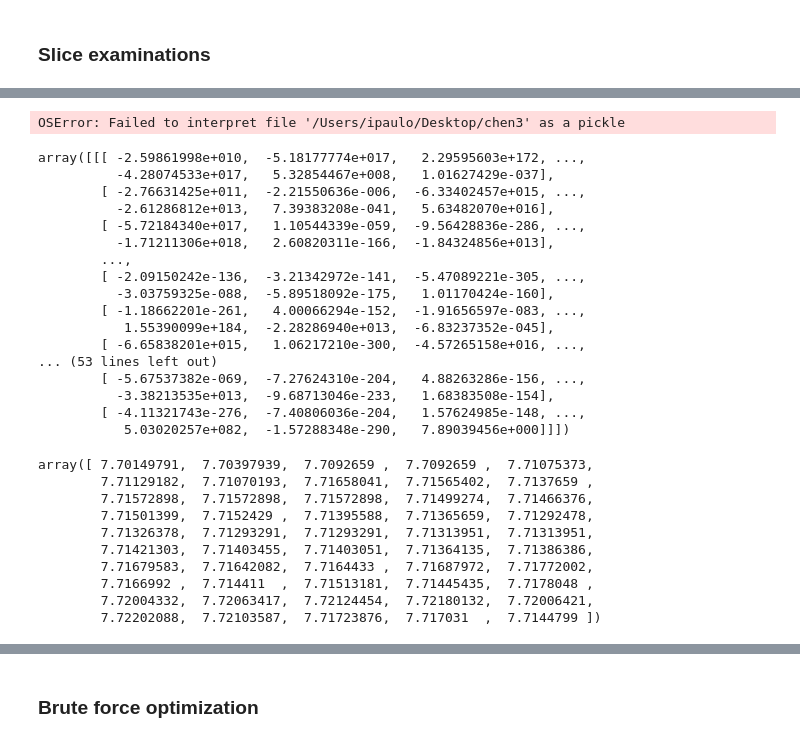
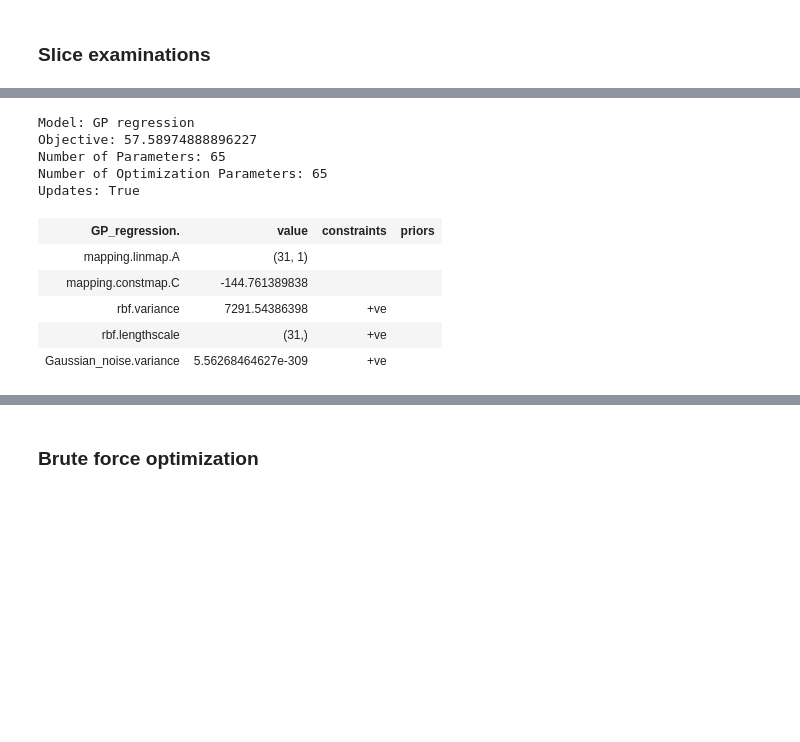
Before and after one commit to bestxolodec/DTR, a Jupyter notebook: py-notebooks/Copy-gpy.ipynb, the cells around one changed output, grey strips where cells are left out. Saved outputs shown, nothing was run; the diff lists cells and outputs as text; code cells hidden in the pictures; blank space fills up the shorter version.

```diff
--- a/py-notebooks/Copy-gpy.ipynb
+++ b/py-notebooks/Copy-gpy.ipynb
@@ -87,3 +87,20 @@ Optimization restart 7/10, f = -125.02657034419144
 Optimization restart 8/10, f = -125.0265703195654
 Optimization restart 9/10, f = -125.02657035042378
 Optimization restart 10/10, f = -125.02657035430646
+# %%
+get_data = ro.globalenv['Scenario1Enriched']
+n_cov, n_train_samples, n_test = 30, [50], 1000  # data gen
+s_factors_percs = np.arange(.5,1, .01)
+s_factors = sp.stats.norm.ppf(s_factors_percs) # 50 factors evenly splitted
+n_repeats = 50
+granularity = 50
+data = np.zeros((len(n_train_samples), s_factors.size, n_repeats))
+for i, n_train in enumerate(n_train_samples):
+    print(n_train, end=" ")
+    start = timer()
+    for k in range(n_repeats):
+        ko_train = get_data(n_train, n_cov, 777+k)
+        ko_test = get_data(n_test, n_cov, 777+k)
+        data[i,:,k] = fit_and_predict(ko_train, ko_test, granularity, s_factors,
+            pred_value_general, n_restarts=10)[1]
+    print("elapsed {:.2f} min".format((timer() - start) / 60))
@@ -89,0 +109,2 @@ Optimization restart 10/10, f = -125.02657035430646
+# %%
+fit_and_predict(ko_train, ko_test, granularity, s_factors, pred_value_general, n_restarts=10)[1]
@@ -127,44 +153,27 @@ b"\xc2\x93".decode("utf-8")
-# %%
-np.load("/Users/ipaulo/Desktop/chen3")
-# %% [output]
-OSError: Failed to interpret file '/Users/ipaulo/Desktop/chen3' as a pickle
-# %%
-np.load("/Users/ipaulo/Desktop/file_name2")
-# %% [output]
-array([[[ -2.59861998e+010,  -5.18177774e+017,   2.29595603e+172, ...,
-          -4.28074533e+017,   5.32854467e+008,   1.01627429e-037],
-        [ -2.76631425e+011,  -2.21550636e-006,  -6.33402457e+015, ...,
-          -2.61286812e+013,   7.39383208e-041,   5.63482070e+016],
-        [ -5.72184340e+017,   1.10544339e-059,  -9.56428836e-286, ...,
-          -1.71211306e+018,   2.60820311e-166,  -1.84324856e+013],
-        ...,
-        [ -2.09150242e-136,  -3.21342972e-141,  -5.47089221e-305, ...,
-          -3.03759325e-088,  -5.89518092e-175,   1.01170424e-160],
-        [ -1.18662201e-261,   4.00066294e-152,  -1.91656597e-083, ...,
-           1.55390099e+184,  -2.28286940e+013,  -6.83237352e-045],
-        [ -6.65838201e+015,   1.06217210e-300,  -4.57265158e+016, ...,
-... (53 lines left out)
-        [ -5.67537382e-069,  -7.27624310e-204,   4.88263286e-156, ...,
-          -3.38213535e+013,  -9.68713046e-233,   1.68383508e-154],
-        [ -4.11321743e-276,  -7.40806036e-204,   1.57624985e-148, ...,
-           5.03020257e+082,  -1.57288348e-290,   7.89039456e+000]]])
 # %%
 get_data = ro.globalenv['Scenario1Enriched']
 n_cov, n_train, n_test = 30, 50, 500  # data gen
 s_factors = sp.stats.norm.ppf(np.arange(.5,1, .01)) # 50 factors evenly splitted
 granularity = 50
-seed = 4
-ko_train = get_data(n_train, n_cov, seed)
-ko_test = get_data(n_test, n_cov, seed)
-fit_and_predict( ko_train, ko_test, granularity, s_factors, pred_value_general)[1]
+seed_good, seed_bad = 4, 3
+def get_model(seed):
+    ko_train = get_data(n_train, n_cov, seed)
+    ko_test = get_data(n_test, n_cov, seed)
+    preds, values, m = fit_and_predict( ko_train, ko_test, granularity, s_factors, pred_value_general)
+    return values, m
+v_good,  m_good = get_model(seed_good)
+v_bad,  m_bad = get_model(seed_bad)
-# %% [output]
-array([ 7.70149791,  7.70397939,  7.7092659 ,  7.7092659 ,  7.71075373,
-        7.71129182,  7.71070193,  7.71658041,  7.71565402,  7.7137659 ,
-        7.71572898,  7.71572898,  7.71572898,  7.71499274,  7.71466376,
-        7.71501399,  7.7152429 ,  7.71395588,  7.71365659,  7.71292478,
-        7.71326378,  7.71293291,  7.71293291,  7.71313951,  7.71313951,
-        7.71421303,  7.71403455,  7.71403051,  7.71364135,  7.71386386,
-        7.71679583,  7.71642082,  7.7164433 ,  7.71687972,  7.71772002,
-        7.7166992 ,  7.714411  ,  7.71513181,  7.71445435,  7.7178048 ,
-        7.72004332,  7.72063417,  7.72124454,  7.72180132,  7.72006421,
-        7.72202088,  7.72103587,  7.71723876,  7.717031  ,  7.7144799 ])
+# %%
+m_good
+# %% [output]
+Model: GP regression
+Objective: 57.58974888896227
+Number of Parameters: 65
+Number of Optimization Parameters: 65
+Updates: True
+| GP_regression. | value | constraints | priors |
+| mapping.linmap.A | (31, 1) |  |  |
+| mapping.constmap.C | -144.761389838 |  |  |
+| rbf.variance | 7291.54386398 | +ve |  |
+| rbf.lengthscale | (31,) | +ve |  |
+| Gaussian_noise.variance | 5.56268464627e-309 | +ve |  |
```
Also changed, not shown: parts of 27 cells of this notebook, 5 other files.
